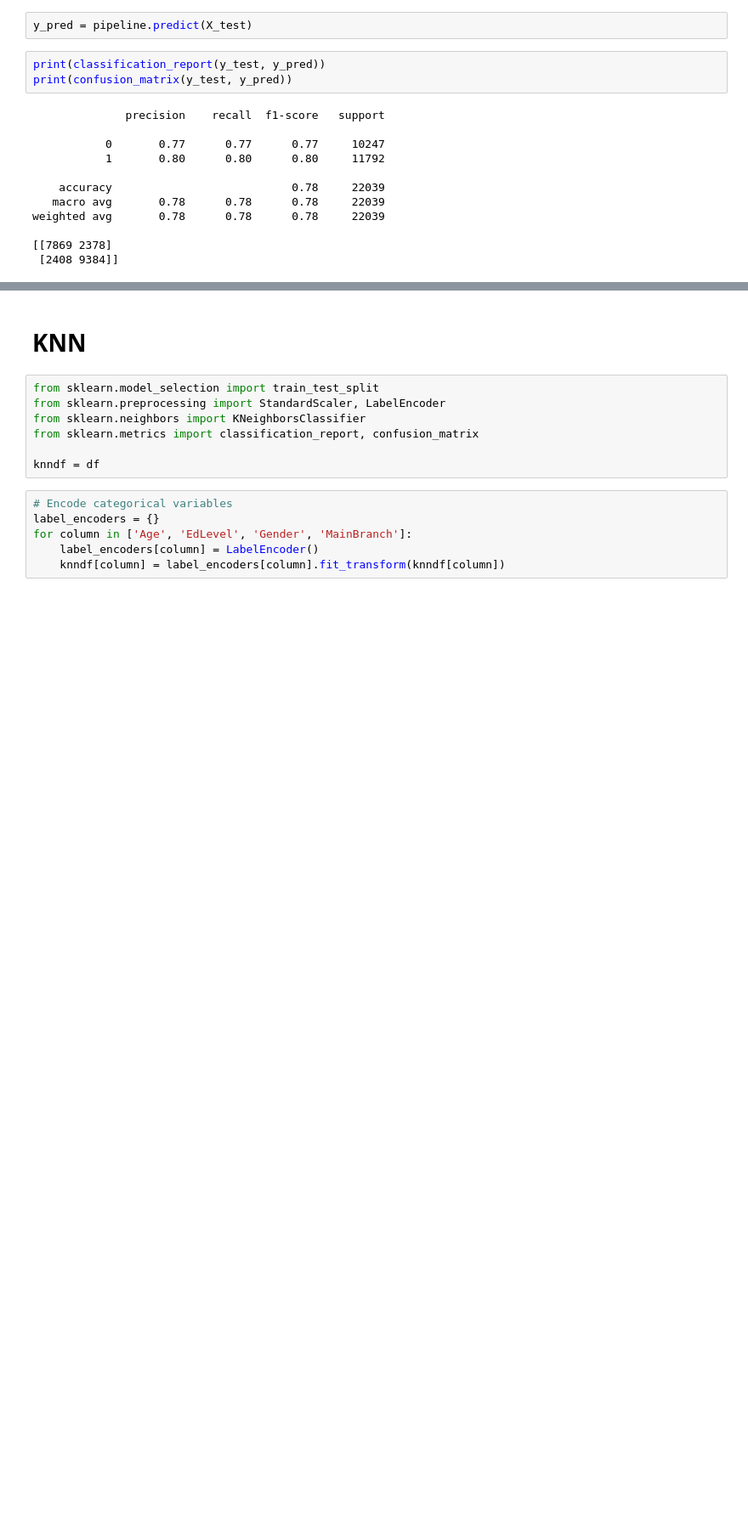
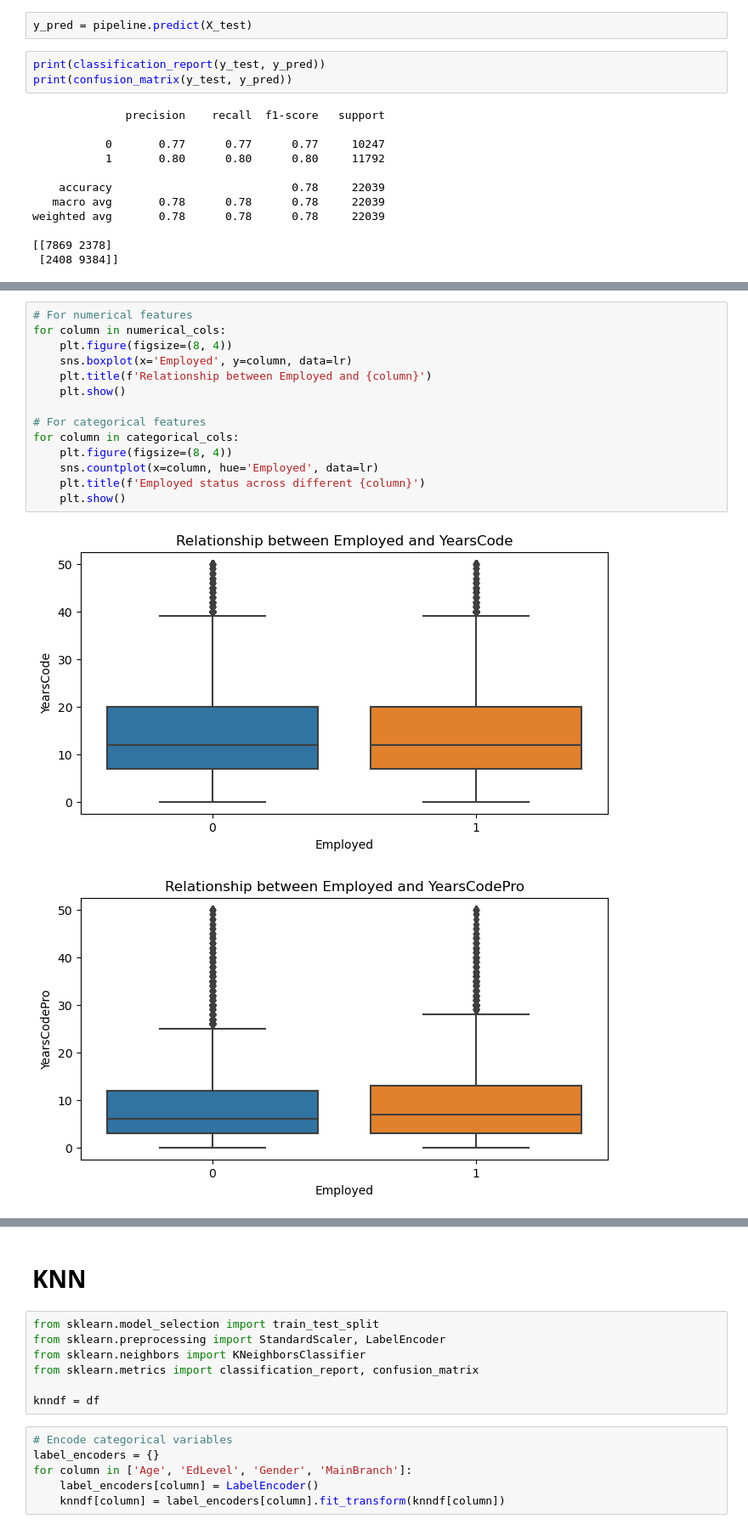
Before and after one commit to C21sja/KAN-CINTO1011U-Big-Data-ManagementPCS, a Jupyter notebook: Patty.ipynb, the cells around one changed output, grey strips where cells are left out. Shown: that part at 85% size. Saved outputs shown, nothing was run; the diff lists cells and outputs as text; blank space fills up the shorter version.

```diff
--- a/Patty.ipynb
+++ b/Patty.ipynb
@@ -191,0 +228,17 @@ len(feature_names)
+# %%
+# For numerical features
+for column in numerical_cols:
+    plt.figure(figsize=(8, 4))
+    sns.boxplot(x='Employed', y=column, data=lr)
+    plt.title(f'Relationship between Employed and {column}')
+    plt.show()
+
+# For categorical features
+for column in categorical_cols:
+    plt.figure(figsize=(8, 4))
+    sns.countplot(x=column, hue='Employed', data=lr)
+    plt.title(f'Employed status across different {column}')
+    plt.show()
+# %% [output]
+[figure, added]
+[figure, added]
```
Also changed, not shown: parts of 8 cells of this notebook.
